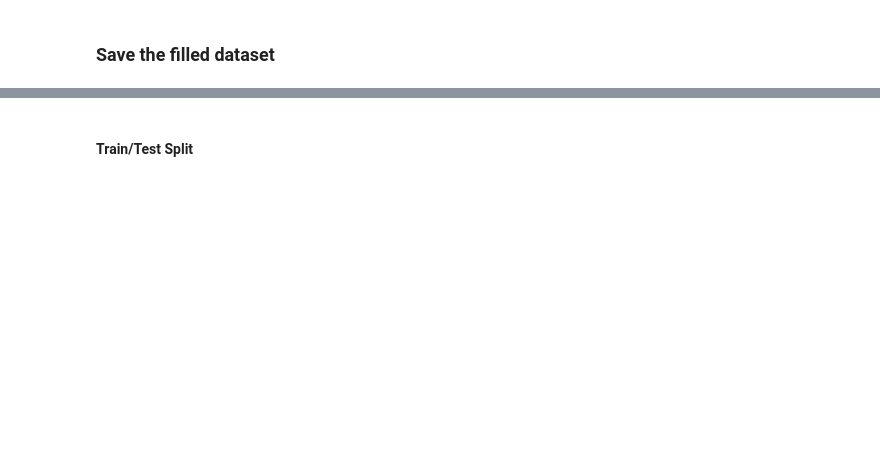
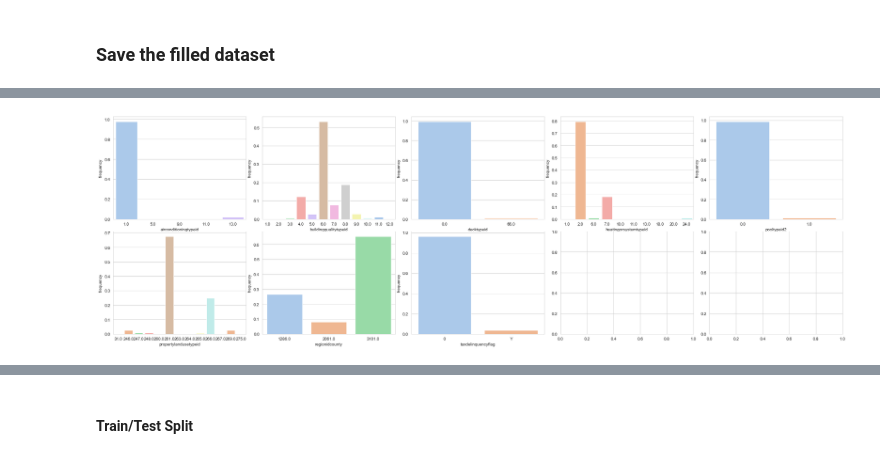
Before and after one commit to RuieX/Data-and-Web-Mining-project, a Jupyter notebook: project/src/notebooks/feature_engineering.ipynb, the cells around one changed output, grey strips where cells are left out. Drawn from its saved outputs; the diff is of its cells as text; code cells hidden in the pictures; blank space fills up the shorter version.

```diff
--- a/project/src/notebooks/feature_engineering.ipynb
+++ b/project/src/notebooks/feature_engineering.ipynb
@@ -648,0 +662,4 @@ X_2.to_csv('../data/filled_properties_2017.csv', index=False)
+# %%
+viz.plot_feature_distribution(X_2,cat_vars_name,subplot_size=(5, 4),cat = True)
+# %% [output]
+[figure, added]
```
Also changed, not shown: parts of 19 cells of this notebook, 1 other file.
